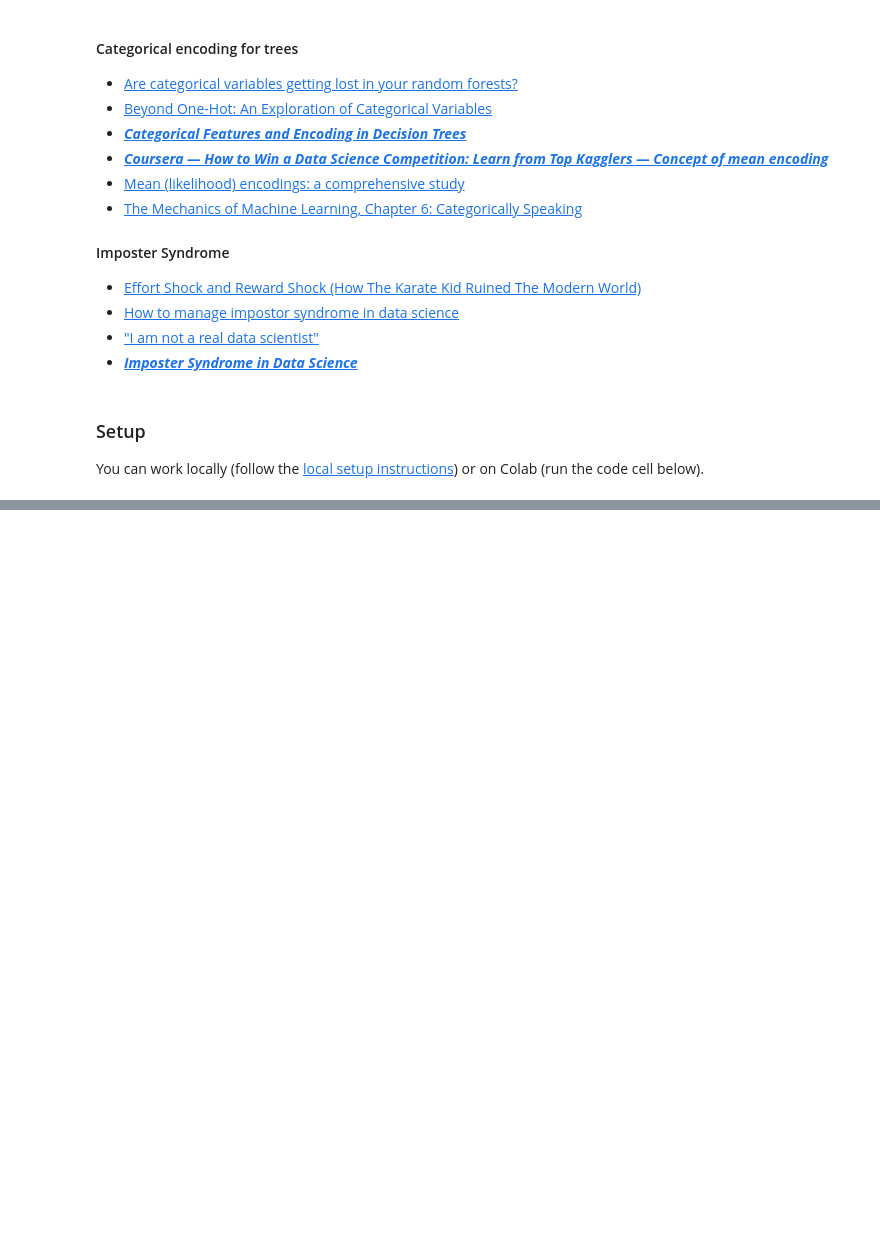
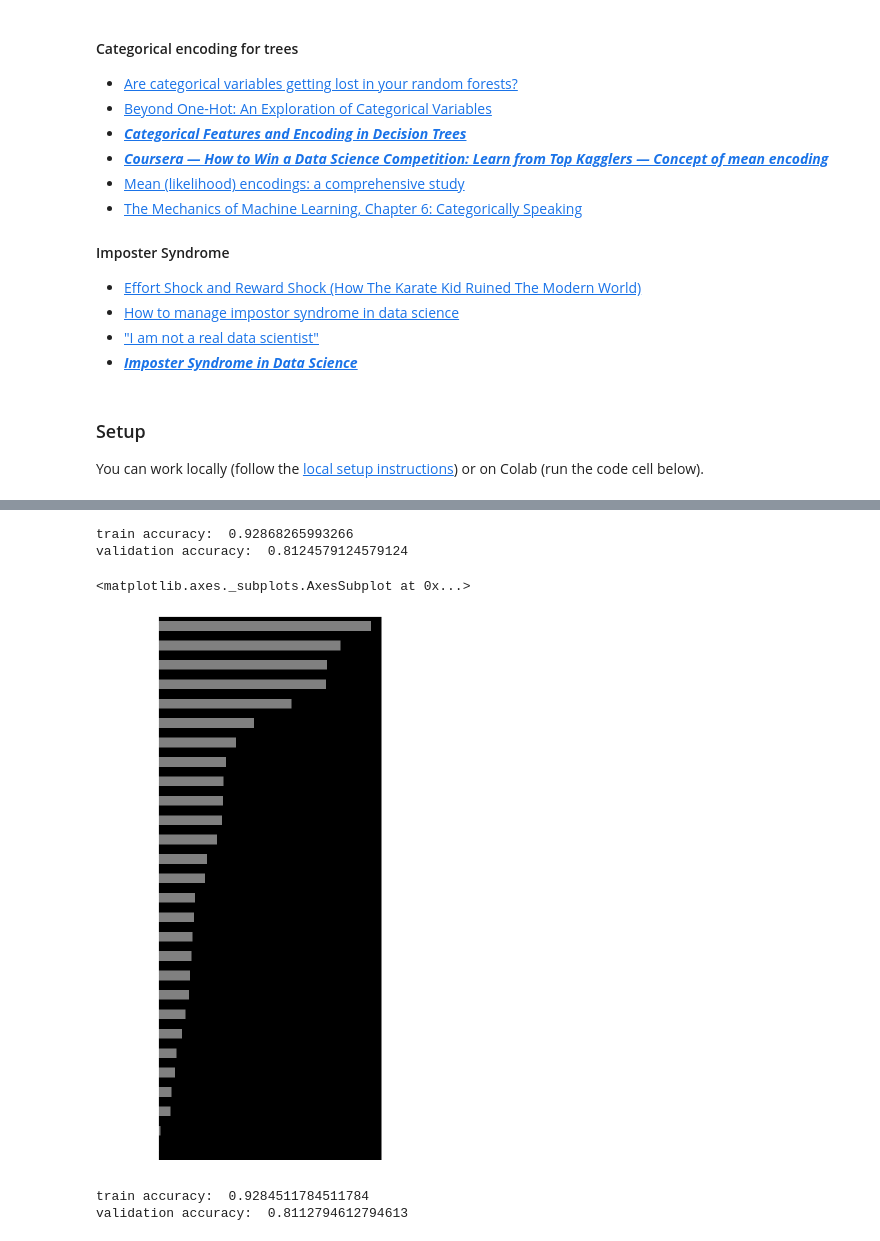
Before and after one commit to bloominstituteoftechnology/DS-Unit-2-Kaggle-Challenge, a Jupyter notebook: module2/assignment_kaggle_challenge_2.ipynb, the cells around one changed output, grey strips where cells are left out. Drawn from its saved outputs; the diff is of its cells as text; code cells hidden in the pictures; blank space fills up the shorter version.

Commit message:
random forest classifier, hyperparameter optimization with gradient descent

```diff
--- a/module2/assignment_kaggle_challenge_2.ipynb
+++ b/module2/assignment_kaggle_challenge_2.ipynb
@@ -83,0 +225,5 @@ sample_submission = pd.read_csv('../data/tanzania/sample_submission.csv')
+# %%
+# fit it and score it
+thelorax.fit(X_train,y_train)
+print ('train accuracy: ', thelorax.score(X_train, y_train))
+print ('validation accuracy: ', thelorax.score(X_val, y_val))
@@ -83,0 +242,5 @@ sample_submission = pd.read_csv('../data/tanzania/sample_submission.csv')
+# %%
+# fit it and score it
+thelorax.fit(X_train,y_train)
+print ('train accuracy: ', thelorax.score(X_train, y_train))
+print ('validation accuracy: ', thelorax.score(X_val, y_val))
@@ -83,0 +309,14 @@ sample_submission = pd.read_csv('../data/tanzania/sample_submission.csv')
+# %%
+# Checking accuracy
+
+thelorax2 = make_pipeline(
+    ce.OrdinalEncoder(),
+    SimpleImputer(),
+    StandardScaler(),
+    RandomForestClassifier(n_estimators=16,max_depth=27, min_samples_leaf=2,
+                           random_state=42, n_jobs = -1)
+)
+
+thelorax2.fit(X_train,y_train)
+print ('train accuracy: ', thelorax2.score(X_train, y_train))
+print ('validation accuracy: ', thelorax2.score(X_val, y_val))
@@ -83,0 +383,27 @@ sample_submission = pd.read_csv('../data/tanzania/sample_submission.csv')
+# %%
+# Checking accuracy
+
+thelorax2 = make_pipeline(
+    ce.OrdinalEncoder(),
+    SimpleImputer(),
+    StandardScaler(),
+    RandomForestClassifier(n_estimators=2049,max_depth=27, min_samples_leaf=2,
+                           random_state=42, n_jobs = -1,)
+)
+
+thelorax2.fit(X_train,y_train)
+print ('train accuracy: ', thelorax2.score(X_train, y_train))
+print ('validation accuracy: ', thelorax2.score(X_val, y_val))
+# %% [output]
+train accuracy:  0.92868265993266
+validation accuracy:  0.8124579124579124
+# %%
+# Examining feature importances
+model = thelorax2.named_steps['randomforestclassifier']
+encoder = thelorax2.named_steps['ordinalencoder']
+encoded_columns = encoder.transform(X_train).columns
+importances = pd.Series(model.feature_importances_, encoded_columns)
+importances.sort_values().plot.barh(color='grey', figsize = [8,20])
+# %% [output]
+<matplotlib.axes._subplots.AxesSubplot at 0x...>
+[figure, added]
@@ -83,0 +415,17 @@ sample_submission = pd.read_csv('../data/tanzania/sample_submission.csv')
+# %%
+# Checking accuracy
+
+thelorax2 = make_pipeline(
+    ce.OrdinalEncoder(),
+    SimpleImputer(strategy='median'),
+    StandardScaler(),
+    RandomForestClassifier(n_estimators=2049,max_depth=27, min_samples_leaf=2,
+                           random_state=42, n_jobs = -1)
+)
+
+thelorax2.fit(X_train,y_train)
+print ('train accuracy: ', thelorax2.score(X_train, y_train))
+print ('validation accuracy: ', thelorax2.score(X_val, y_val))
+# %% [output]
+train accuracy:  0.9284511784511784
+validation accuracy:  0.8112794612794613
```
Also changed, not shown: parts of 19 cells of this notebook.
